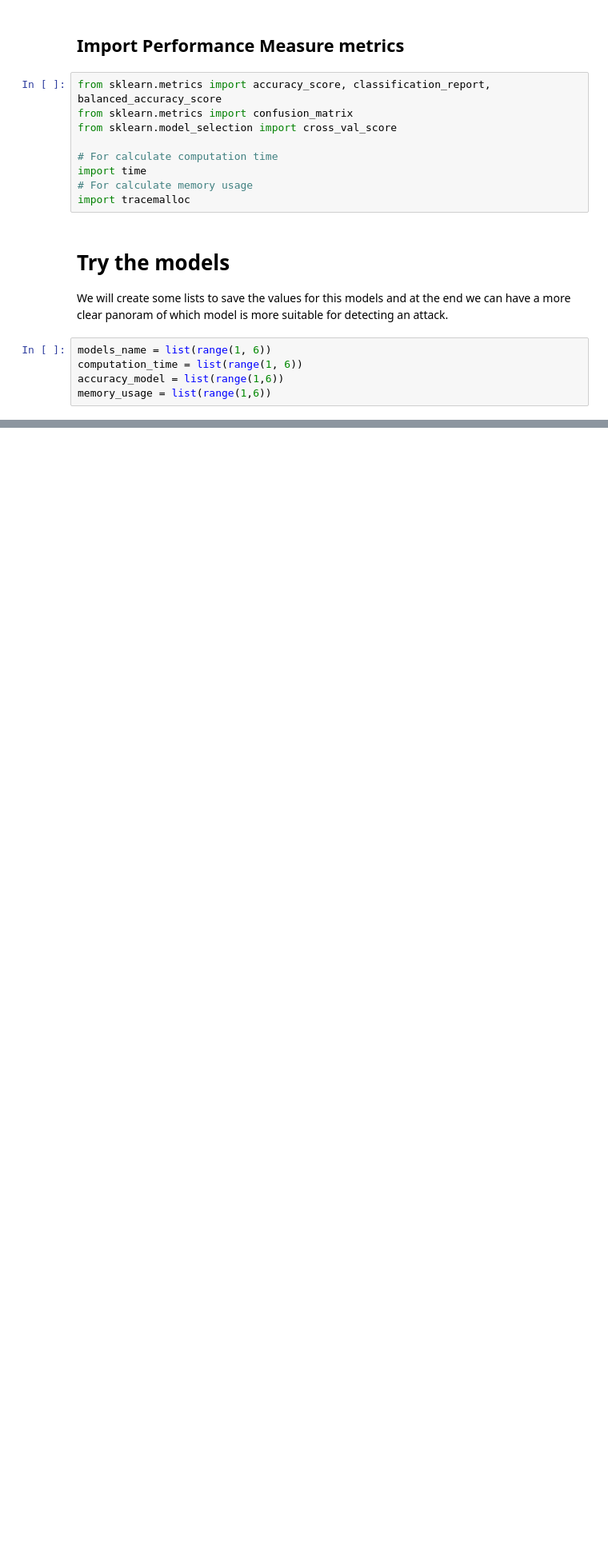
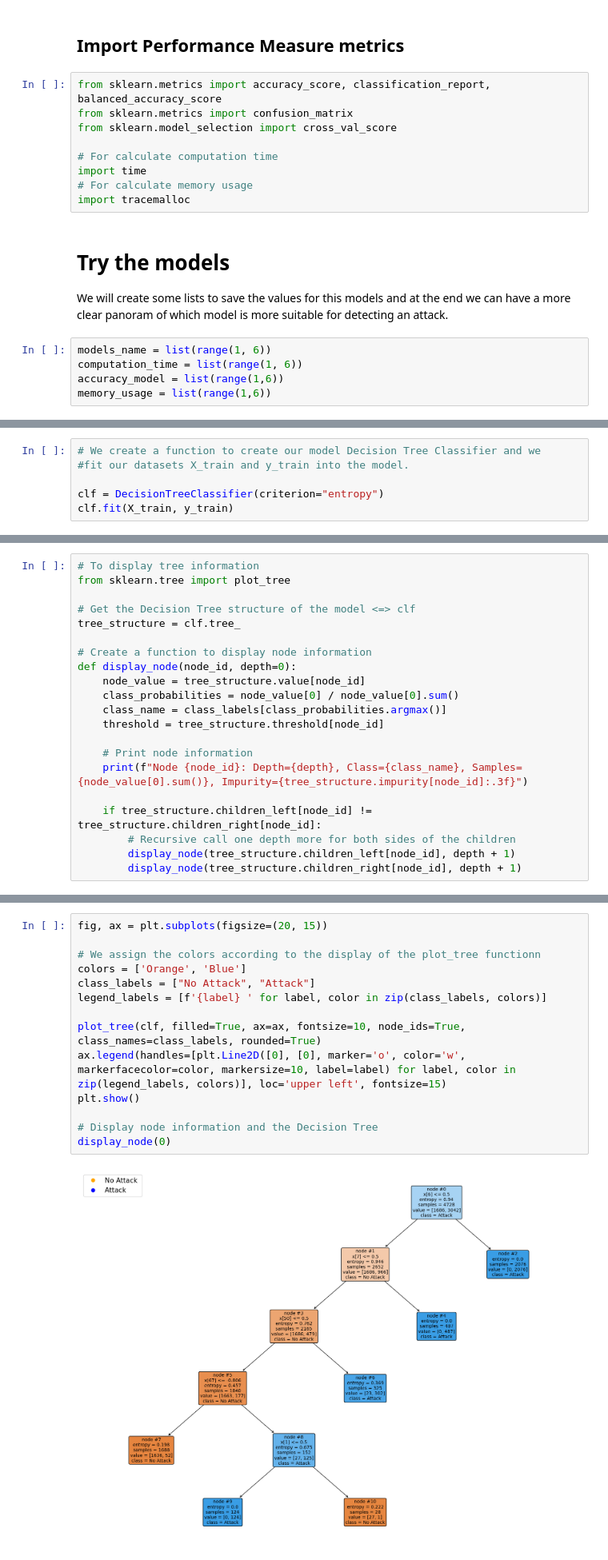
Before and after one commit to Lydiadel/BrakToothAttack_Analysis, a Jupyter notebook: BrakTooth_Attack.ipynb, the cells around one changed output, grey strips where cells are left out. Shown at 80% size. Saved outputs shown, nothing was run; the diff lists cells and outputs as text; blank space fills up the shorter version.

Commit message:
Add Decision Tree Classifier model

```diff
--- a/BrakTooth_Attack.ipynb
+++ b/BrakTooth_Attack.ipynb
@@ -568,0 +630,6 @@ memory_usage = list(range(1,6))
+# %%
+# We create a function to create our model Decision Tree Classifier and we
+#fit our datasets X_train and y_train into the model.
+
+clf = DecisionTreeClassifier(criterion="entropy")
+clf.fit(X_train, y_train)
@@ -568,0 +822,21 @@ memory_usage = list(range(1,6))
+# %%
+# To display tree information
+from sklearn.tree import plot_tree
+
+# Get the Decision Tree structure of the model <=> clf
+tree_structure = clf.tree_
+
+# Create a function to display node information
+def display_node(node_id, depth=0):
+    node_value = tree_structure.value[node_id]
+    class_probabilities = node_value[0] / node_value[0].sum()
+    class_name = class_labels[class_probabilities.argmax()]
+    threshold = tree_structure.threshold[node_id]
+
+    # Print node information
+    print(f"Node {node_id}: Depth={depth}, Class={class_name}, Samples={node_value[0].sum()}, Impurity={tree_structure.impurity[node_id]:.3f}")
+
+    if tree_structure.children_left[node_id] != tree_structure.children_right[node_id]:
+        # Recursive call one depth more for both sides of the children
+        display_node(tree_structure.children_left[node_id], depth + 1)
+        display_node(tree_structure.children_right[node_id], depth + 1)
@@ -568,0 +852,16 @@ memory_usage = list(range(1,6))
+# %%
+fig, ax = plt.subplots(figsize=(20, 15))
+
+# We assign the colors according to the display of the plot_tree functionn
+colors = ['Orange', 'Blue']
+class_labels = ["No Attack", "Attack"]
+legend_labels = [f'{label} ' for label, color in zip(class_labels, colors)]
+
+plot_tree(clf, filled=True, ax=ax, fontsize=10, node_ids=True, class_names=class_labels, rounded=True)
+ax.legend(handles=[plt.Line2D([0], [0], marker='o', color='w', markerfacecolor=color, markersize=10, label=label) for label, color in zip(legend_labels, colors)], loc='upper left', fontsize=15)
+plt.show()
+
+# Display node information and the Decision Tree
+display_node(0)
+# %% [output]
+[figure, added]
```
Also changed, not shown: parts of 28 cells of this notebook.
